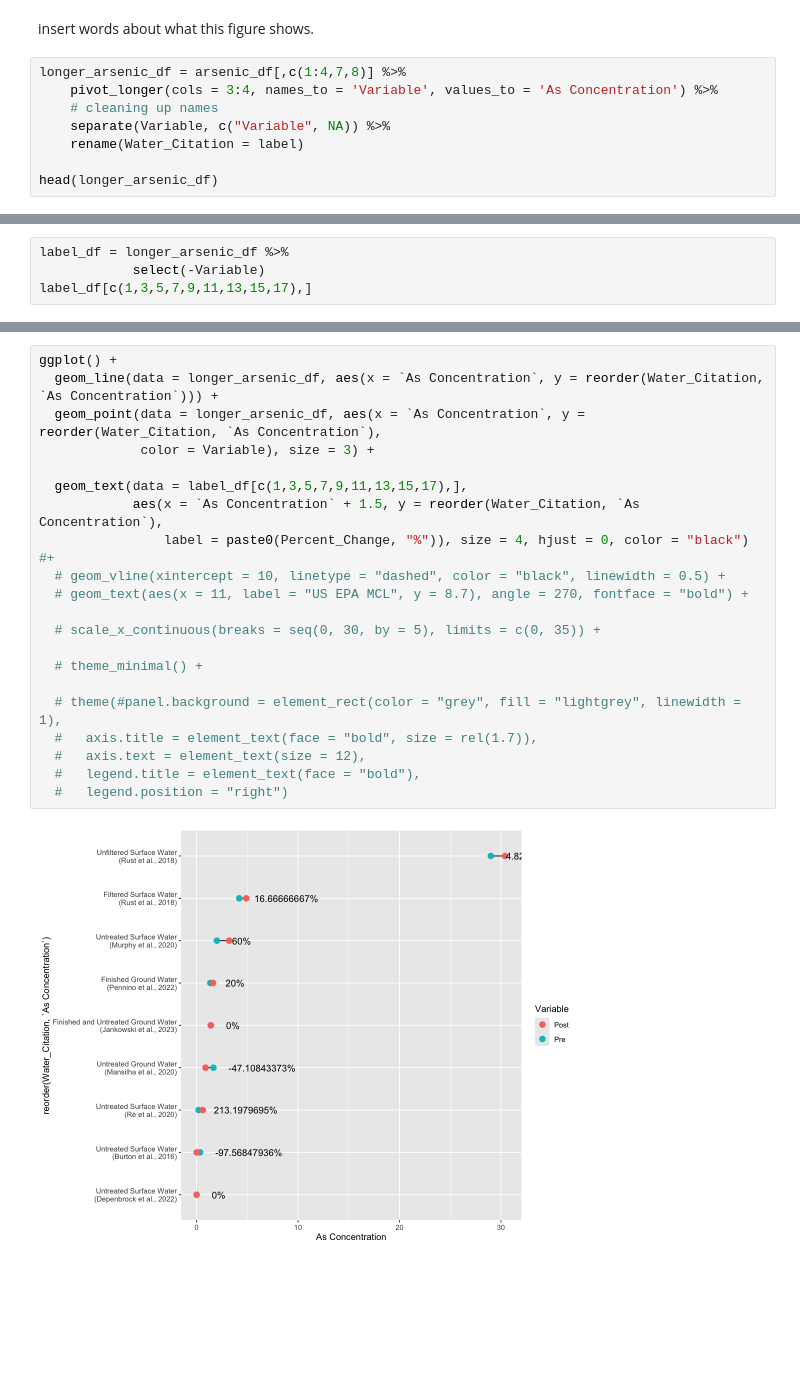
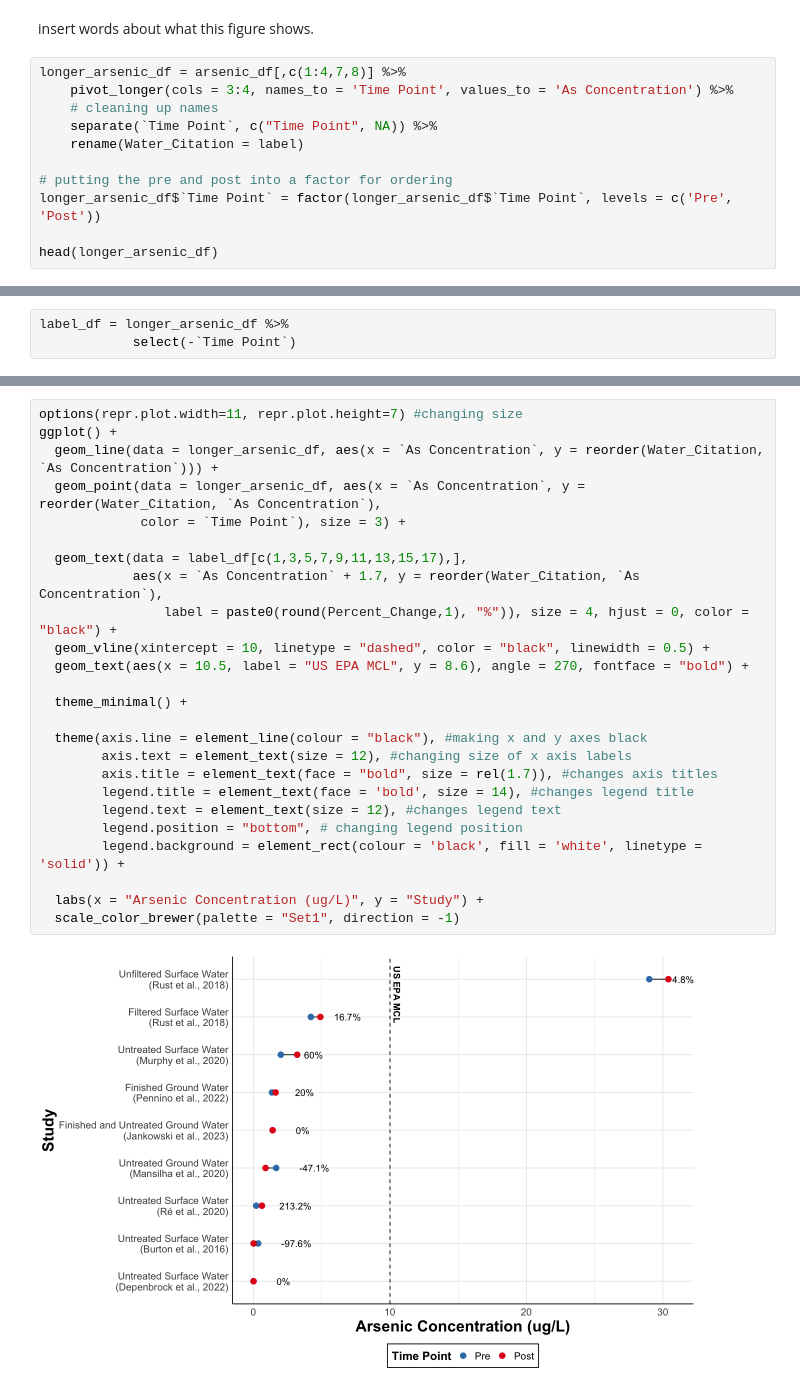
Before and after one commit to Ragerlab/Wildfire-Mobilization-of-Arsenic-into-Water-Resources-A-Systematic-Literature-Review, a Jupyter notebook: Figure 4.ipynb, the cells around one changed output, grey strips where cells are left out. Cells and saved outputs as stored; diff of their text form; blank space fills up the shorter version.

```diff
--- a/Figure 4.ipynb
+++ b/Figure 4.ipynb
@@ -37,11 +45,14 @@ A tibble: 6 × 8
 insert words about what this figure shows.
 # %%
 longer_arsenic_df = arsenic_df[,c(1:4,7,8)] %>%
-    pivot_longer(cols = 3:4, names_to = 'Variable', values_to = 'As Concentration') %>%
+    pivot_longer(cols = 3:4, names_to = 'Time Point', values_to = 'As Concentration') %>%
     # cleaning up names
-    separate(Variable, c("Variable", NA)) %>%
+    separate(`Time Point`, c("Time Point", NA)) %>%
     rename(Water_Citation = label)
 
+# putting the pre and post into a factor for ordering
+longer_arsenic_df$`Time Point` = factor(longer_arsenic_df$`Time Point`, levels = c('Pre', 'Post'))
+
 head(longer_arsenic_df)
 # %% [output]
 A tibble: 6 × 6
@@ -55,5 +66,4 @@ A tibble: 6 × 6
 | (Jankowski et al., 2023) | Finished and Untreated Ground Water | 0.00000 | Finished and Untreated Ground Wat... | Post | 1.400 |
 # %%
 label_df = longer_arsenic_df %>%
-            select(-Variable)
-label_df[c(1,3,5,7,9,11,13,15,17),]
+            select(-`Time Point`)
@@ -73,23 +70,27 @@ A tibble: 9 × 5
 # %%
+options(repr.plot.width=11, repr.plot.height=7) #changing size
 ggplot() +
   geom_line(data = longer_arsenic_df, aes(x = `As Concentration`, y = reorder(Water_Citation, `As Concentration`))) +
   geom_point(data = longer_arsenic_df, aes(x = `As Concentration`, y = reorder(Water_Citation, `As Concentration`),
-             color = Variable), size = 3) +
+             color = `Time Point`), size = 3) +
 
   geom_text(data = label_df[c(1,3,5,7,9,11,13,15,17),],
-            aes(x = `As Concentration` + 1.5, y = reorder(Water_Citation, `As Concentration`),
-                label = paste0(Percent_Change, "%")), size = 4, hjust = 0, color = "black") #+
-  # geom_vline(xintercept = 10, linetype = "dashed", color = "black", linewidth = 0.5) +
-  # geom_text(aes(x = 11, label = "US EPA MCL", y = 8.7), angle = 270, fontface = "bold") +
+            aes(x = `As Concentration` + 1.7, y = reorder(Water_Citation, `As Concentration`),
+                label = paste0(round(Percent_Change,1), "%")), size = 4, hjust = 0, color = "black") +
+  geom_vline(xintercept = 10, linetype = "dashed", color = "black", linewidth = 0.5) +
+  geom_text(aes(x = 10.5, label = "US EPA MCL", y = 8.6), angle = 270, fontface = "bold") +
 
-  # scale_x_continuous(breaks = seq(0, 30, by = 5), limits = c(0, 35)) +
+  theme_minimal() +
 
-  # theme_minimal() +
+  theme(axis.line = element_line(colour = "black"), #making x and y axes black
+        axis.text = element_text(size = 12), #changing size of x axis labels
+        axis.title = element_text(face = "bold", size = rel(1.7)), #changes axis titles
+        legend.title = element_text(face = 'bold', size = 14), #changes legend title
+        legend.text = element_text(size = 12), #changes legend text
+        legend.position = "bottom", # changing legend position
+        legend.background = element_rect(colour = 'black', fill = 'white', linetype = 'solid')) +
 
-  # theme(#panel.background = element_rect(color = "grey", fill = "lightgrey", linewidth = 1),
-  #   axis.title = element_text(face = "bold", size = rel(1.7)),
-  #   axis.text = element_text(size = 12),
-  #   legend.title = element_text(face = "bold"),
-  #   legend.position = "right")
+  labs(x = "Arsenic Concentration (ug/L)", y = "Study") +
+  scale_color_brewer(palette = "Set1", direction = -1)
 # %% [output]
-[figure, old version]
+[figure, new version]
```
Also changed, not shown: parts of 4 cells of this notebook, 1 other file.
